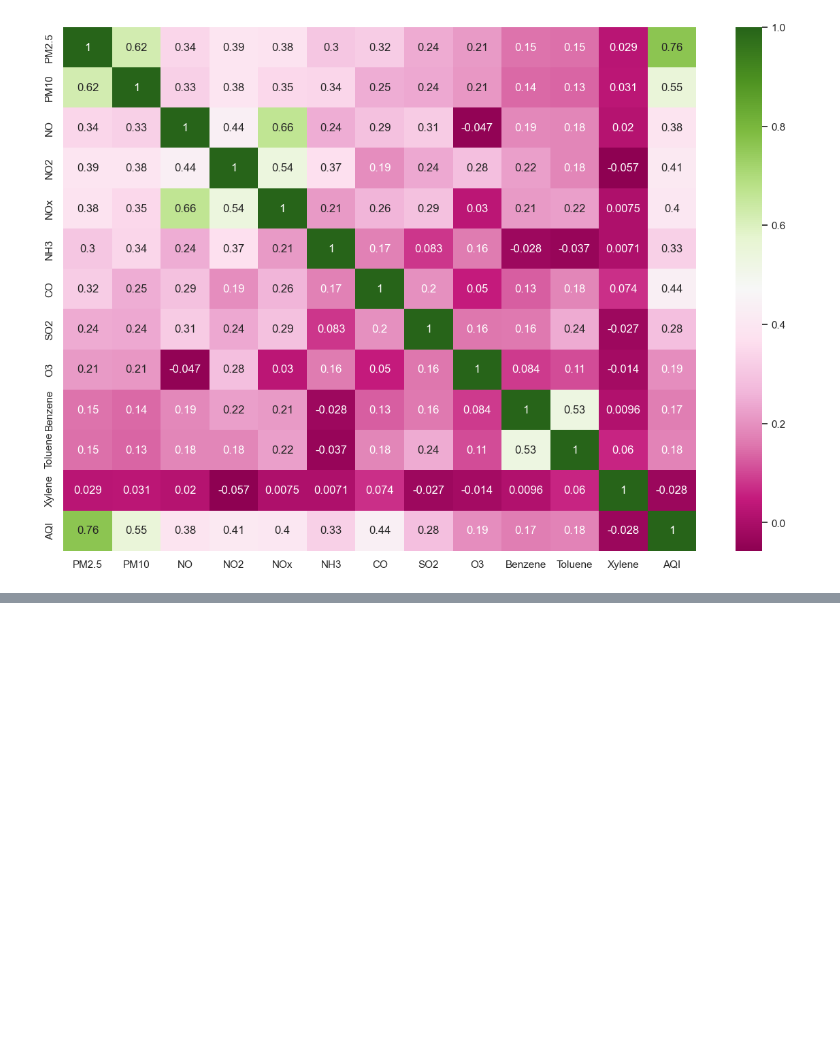
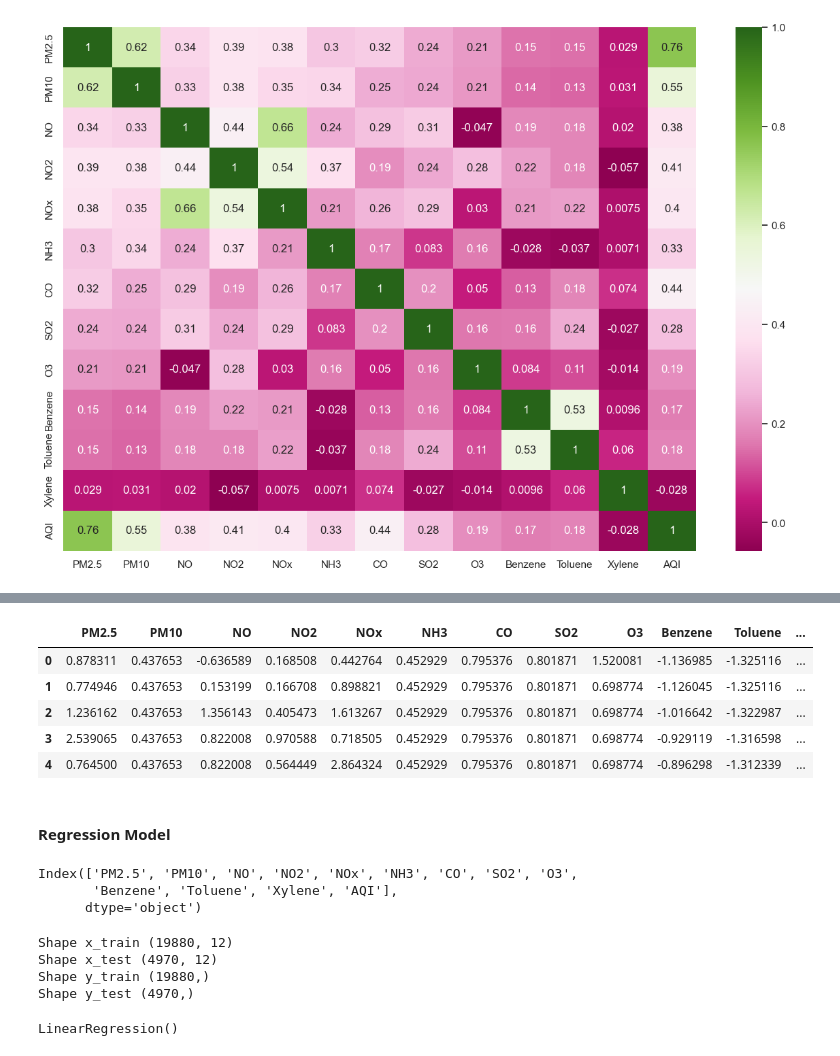
Before and after one commit to shvm2099/AQI-prediction-model, a Jupyter notebook: AQI_prediction.ipynb, the cells around one changed output, grey strips where cells are left out. Drawn from its saved outputs; the diff is of its cells as text; code cells hidden in the pictures; blank space fills up the shorter version.

```diff
--- a/AQI_prediction.ipynb
+++ b/AQI_prediction.ipynb
@@ -347,0 +370,5 @@ plt.show
+# %%
+#Scaling using SKlearn Normalizing
+from sklearn.preprocessing import StandardScaler
+df1=  StandardScaler().fit_transform(df)
+df1
@@ -347,0 +389,24 @@ plt.show
+# %%
+df = pd.DataFrame(df1, columns=df.columns)
+df.head()
+# %% [output]
+|  | PM2.5 | PM10 | NO | NO2 | NOx | NH3 | CO | SO2 | O3 | Benzene | Toluene | ... |
+| 0 | 0.878311 | 0.437653 | -0.636589 | 0.168508 | 0.442764 | 0.452929 | 0.795376 | 0.801871 | 1.520081 | -1.136985 | -1.325116 | ... |
+| 1 | 0.774946 | 0.437653 | 0.153199 | 0.166708 | 0.898821 | 0.452929 | 0.795376 | 0.801871 | 0.698774 | -1.126045 | -1.325116 | ... |
+| 2 | 1.236162 | 0.437653 | 1.356143 | 0.405473 | 1.613267 | 0.452929 | 0.795376 | 0.801871 | 0.698774 | -1.016642 | -1.322987 | ... |
+| 3 | 2.539065 | 0.437653 | 0.822008 | 0.970588 | 0.718505 | 0.452929 | 0.795376 | 0.801871 | 0.698774 | -0.929119 | -1.316598 | ... |
+| 4 | 0.764500 | 0.437653 | 0.822008 | 0.564449 | 2.864324 | 0.452929 | 0.795376 | 0.801871 | 0.698774 | -0.896298 | -1.312339 | ... |
+# %% [markdown]
+#### Regression Model
+# %%
+from sklearn.linear_model import LinearRegression
+from sklearn.tree import DecisionTreeRegressor
+from sklearn.ensemble import RandomForestRegressor
+from sklearn.neighbors import KNeighborsRegressor
+from sklearn.metrics import mean_squared_error, r2_score
+from sklearn.model_selection import train_test_split
+df.columns
+# %% [output]
+Index(['PM2.5', 'PM10', 'NO', 'NO2', 'NOx', 'NH3', 'CO', 'SO2', 'O3',
+       'Benzene', 'Toluene', 'Xylene', 'AQI'],
+      dtype='object')
@@ -347,0 +417,18 @@ plt.show
+# %%
+# Training set - 80%, Testing set - 20%
+x_train, x_test, y_train, y_test = train_test_split(x,y,test_size=0.2, random_state=42 )
+print('Shape x_train',x_train.shape)
+print('Shape x_test',x_test.shape)
+print('Shape y_train',y_train.shape)
+print('Shape y_test',y_test.shape)
+# %% [output]
+Shape x_train (19880, 12)
+Shape x_test (4970, 12)
+Shape y_train (19880,)
+Shape y_test (4970,)
+# %%
+#Linear regression
+l_reg =LinearRegression()
+l_reg.fit(x_train, y_train)
+# %% [output]
+LinearRegression()
```
Also changed, not shown: parts of 14 cells of this notebook.
